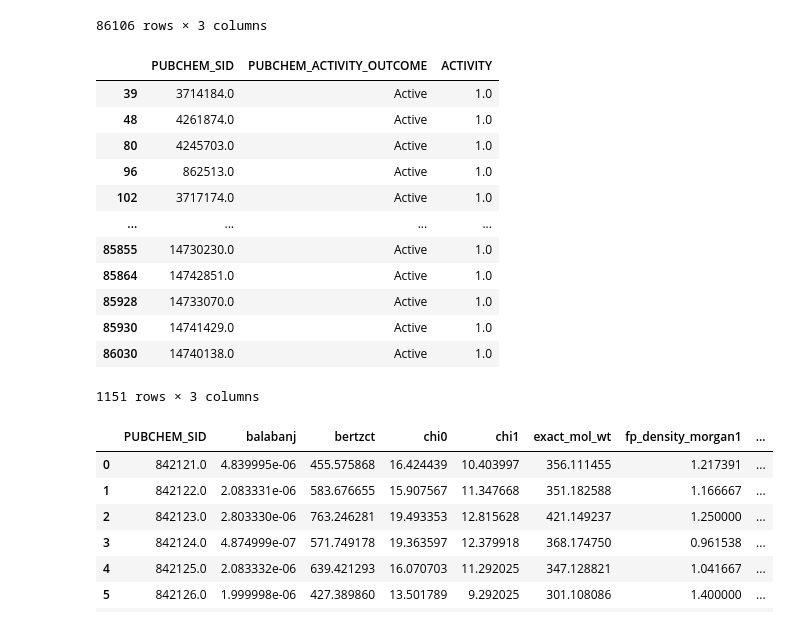
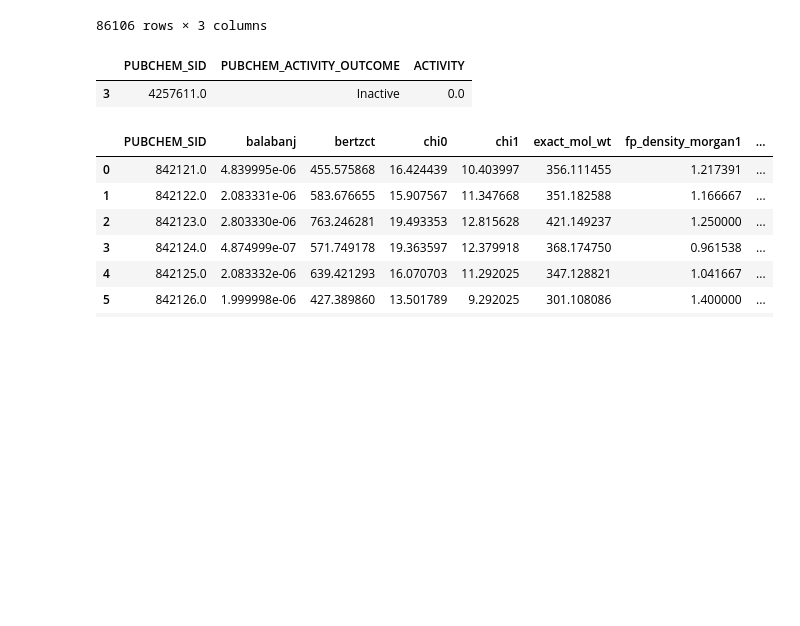
Before and after one commit to omixlab/cancer-drugs-ml, a Jupyter notebook: notebooks/1.exploratory_data_analysis.ipynb, the cells around one changed output. Saved outputs shown, nothing was run; the diff lists cells and outputs as text; code cells hidden in the pictures; blank space fills up the shorter version.

```diff
--- a/notebooks/1.exploratory_data_analysis.ipynb
+++ b/notebooks/1.exploratory_data_analysis.ipynb
@@ -58,21 +58,10 @@ df_labels
 | 86108 | 14740355.0 | Inactive | 0.0 |
 86106 rows × 3 columns
 # %%
-df_labels.query('ACTIVITY == True')
+df_labels.query('ACTIVITY == 0 and PUBCHEM_SID == 4257611.0')
 # %% [output]
 |  | PUBCHEM_SID | PUBCHEM_ACTIVITY_OUTCOME | ACTIVITY |
-| 39 | 3714184.0 | Active | 1.0 |
-| 48 | 4261874.0 | Active | 1.0 |
-| 80 | 4245703.0 | Active | 1.0 |
-| 96 | 862513.0 | Active | 1.0 |
-| 102 | 3717174.0 | Active | 1.0 |
-| ... | ... | ... | ... |
-| 85855 | 14730230.0 | Active | 1.0 |
-| 85864 | 14742851.0 | Active | 1.0 |
-| 85928 | 14733070.0 | Active | 1.0 |
-| 85930 | 14741429.0 | Active | 1.0 |
-| 86030 | 14740138.0 | Active | 1.0 |
+| 3 | 4257611.0 | Inactive | 0.0 |
-1151 rows × 3 columns
 # %%
 from rdkit import Chem
 from rdkit.Chem import Descriptors
```
Also changed, not shown: parts of 10 cells of this notebook, 6 other files.
